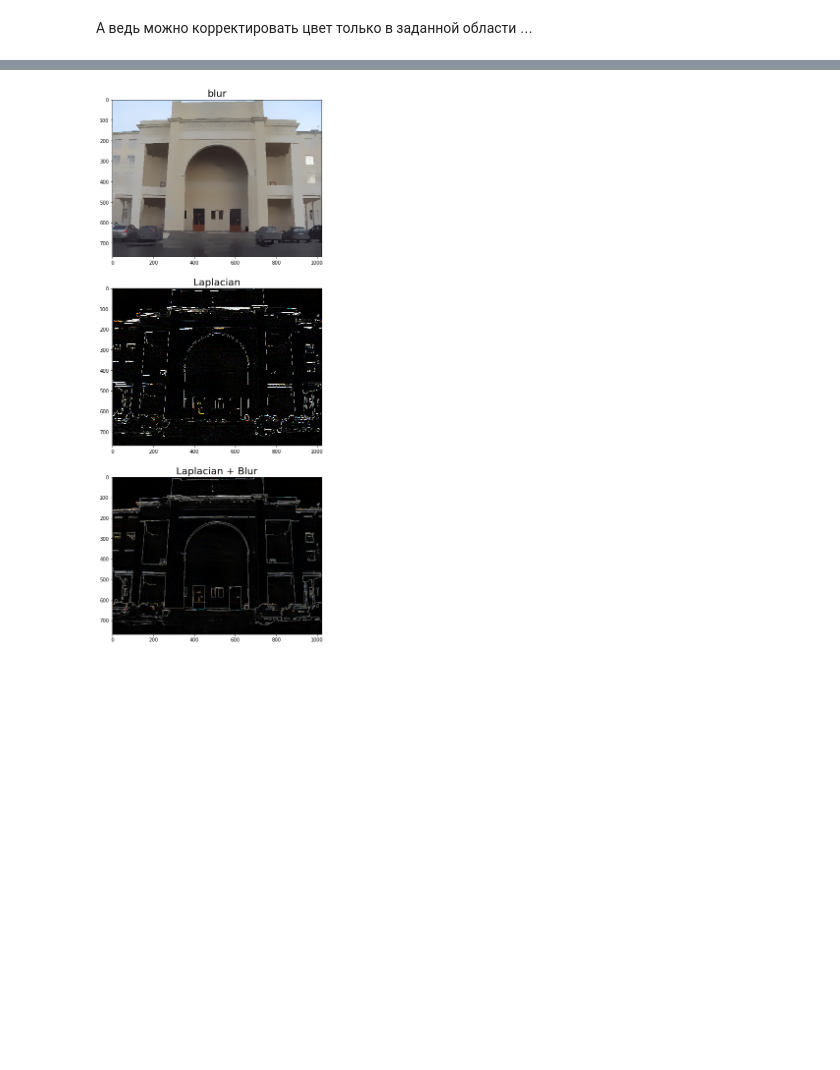
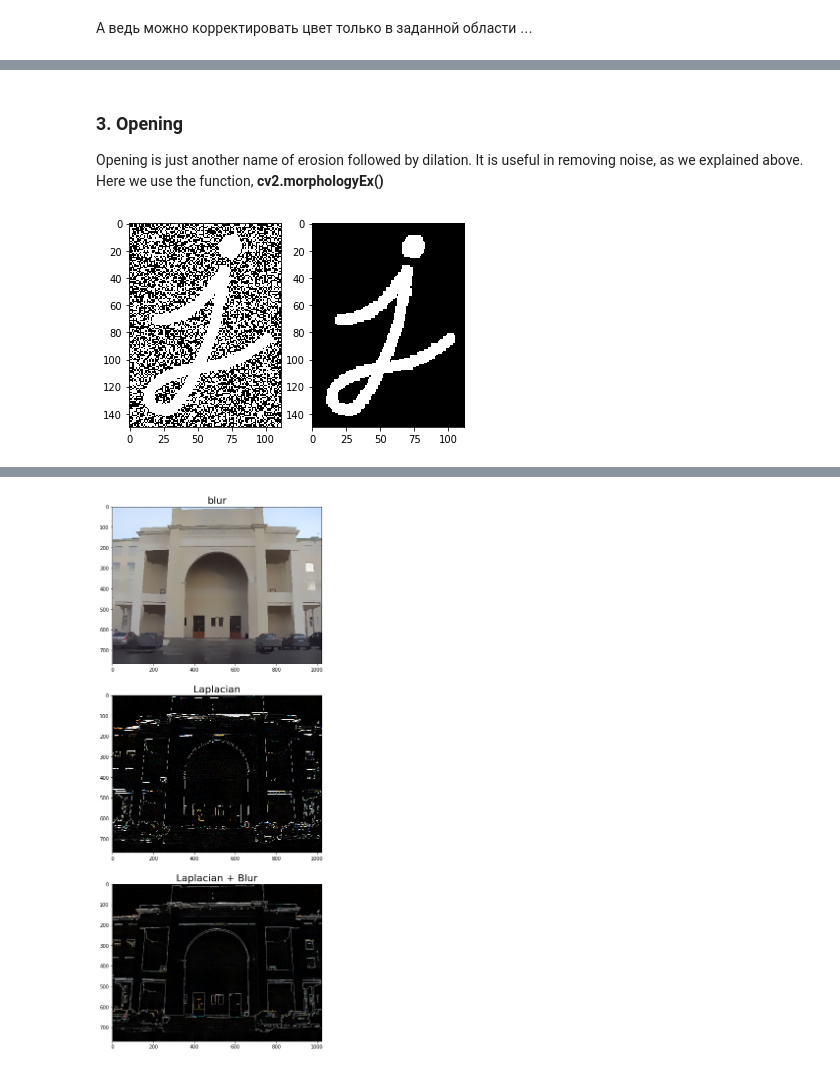
Before and after one commit to Keleas/CV_WOS, a Jupyter notebook: CV_ЗОШ/Lecture_2.ipynb, the cells around one changed output, grey strips where cells are left out. Cells and saved outputs as stored; diff of their text form; code cells hidden in the pictures; blank space fills up the shorter version.

```diff
--- a/CV_ЗОШ/Lecture_2.ipynb
+++ b/CV_ЗОШ/Lecture_2.ipynb
@@ -390,0 +597,18 @@ for i,col in enumerate(color):
+# %% [markdown]
+### 3. Opening
+Opening is just another name of erosion followed by dilation. It is useful in removing noise, as we explained above. Here we use the function, __cv2.morphologyEx()__
+# %%
+## внесем шум
+noise_img = img.copy()
+mask = np.random.randint(0,2,size=noise_img.shape).astype(np.bool)
+r = np.ones(noise_img.shape) * 255
+noise_img[mask] = r[mask]
+
+opening = cv2.morphologyEx(noise_img, cv2.MORPH_OPEN, kernel)
+
+fig, m_axs = plt.subplots(1, 2, figsize=(6, 4))
+ax1, ax2 = m_axs
+ax1.imshow(noise_img, cmap='gray')
+ax2.imshow(opening, cmap='gray');
+# %% [output]
+[figure, added]
```
Also changed, not shown: parts of 29 cells of this notebook.
